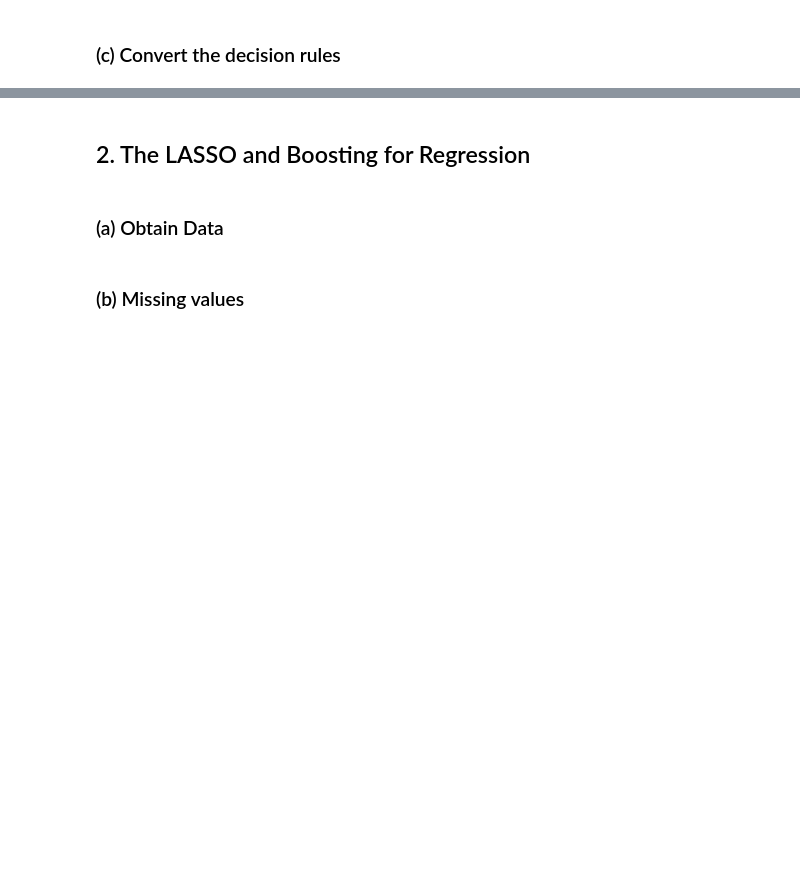
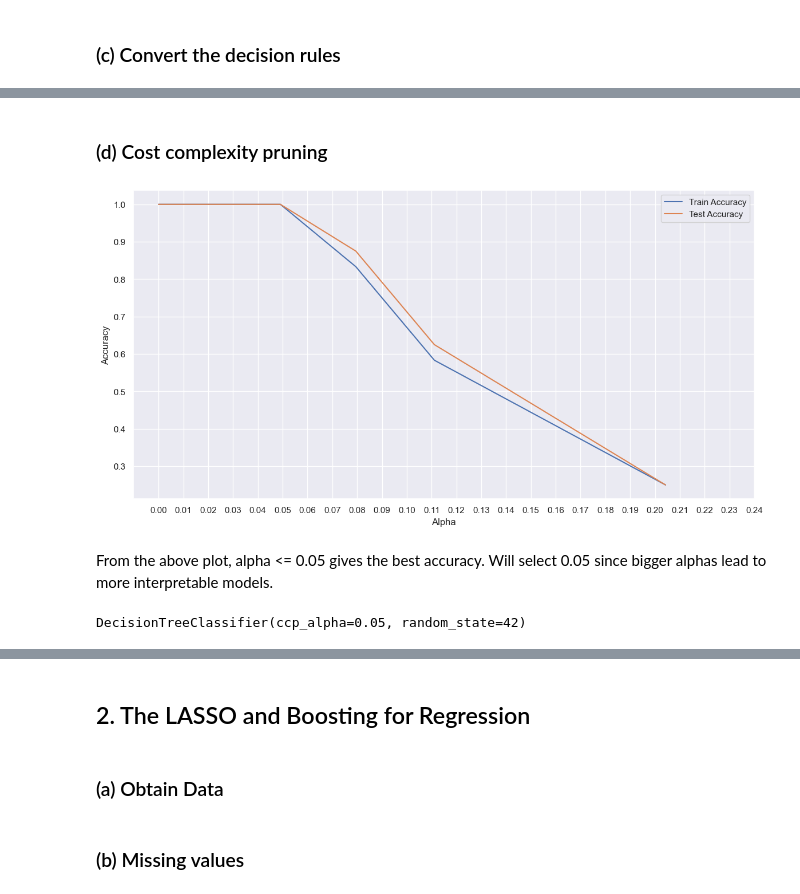
Before and after one commit to egunadi/dsci552-hw5, a Jupyter notebook: notebook/Gunadi_Eben_HW5.ipynb, the cells around one changed output, grey strips where cells are left out. Drawn from its saved outputs; the diff is of its cells as text; code cells hidden in the pictures; blank space fills up the shorter version.

```diff
--- a/notebook/Gunadi_Eben_HW5.ipynb
+++ b/notebook/Gunadi_Eben_HW5.ipynb
@@ -18,0 +42,10 @@ Get the Accute Inamations Data Set
+# %%
+diagnosis_df['Temperature'] = diagnosis_df['Temperature'].str.replace(',', '.').astype(float)
+# %%
+diagnosis_df['Nausea'] = diagnosis_df['Nausea'].map({'yes': True, 'no': False})
+diagnosis_df['LumbarPain'] = diagnosis_df['LumbarPain'].map({'yes': True, 'no': False})
+diagnosis_df['UrinePushing'] = diagnosis_df['UrinePushing'].map({'yes': True, 'no': False})
+diagnosis_df['MicturitionPains'] = diagnosis_df['MicturitionPains'].map({'yes': True, 'no': False})
+diagnosis_df['UrethraBurning'] = diagnosis_df['UrethraBurning'].map({'yes': True, 'no': False})
+diagnosis_df['UrinaryBladderInflammation'] = diagnosis_df['UrinaryBladderInflammation'].map({'yes': True, 'no': False})
+diagnosis_df['RenalPelvisNephritis'] = diagnosis_df['RenalPelvisNephritis'].map({'yes': True, 'no': False})
@@ -19,2 +65,10 @@ Get the Accute Inamations Data Set
 # %% [markdown]
 ### (b) Build a decision tree
+# %%
+# Build a decision tree on the whole data set and plot it.
+
+X_diagnosis = diagnosis_df.drop(columns=['UrinaryBladderInflammation', 'RenalPelvisNephritis'])
+y_diagnosis = diagnosis_df[['UrinaryBladderInflammation', 'RenalPelvisNephritis']]
+
+tree_clf = DecisionTreeClassifier(random_state=42)
+tree_clf.fit(X_diagnosis, y_diagnosis)
@@ -22,0 +147,36 @@ Get the Accute Inamations Data Set
+# %% [markdown]
+### (d) Cost complexity pruning
+# %%
+X_train, X_test, y_train, y_test = train_test_split(X_diagnosis, y_diagnosis, test_size=0.2, random_state=42)
+
+path = tree_clf.cost_complexity_pruning_path(X_diagnosis, y_diagnosis)
+alphas = path['ccp_alphas']
+
+accuracy_train = []
+accuracy_test = []
+for alpha in alphas:
+    pruned_tree = DecisionTreeClassifier(random_state=42, ccp_alpha=alpha)
+
+    pruned_tree.fit(X_train, y_train)
+    y_train_pred = pruned_tree.predict(X_train)
+    y_test_pred = pruned_tree.predict(X_test)
+
+    accuracy_train.append(accuracy_score(y_train, y_train_pred))
+    accuracy_test.append(accuracy_score(y_test, y_test_pred))
+# %%
+plt.figure(figsize=(14,7))
+sns.lineplot(y=accuracy_train, x=alphas, label='Train Accuracy')
+sns.lineplot(y=accuracy_test, x=alphas, label='Test Accuracy')
+plt.xticks(ticks=np.arange(0.00, 0.25, 0.01))
+plt.xlabel('Alpha')
+plt.ylabel('Accuracy')
+plt.show()
+# %% [output]
+[figure, added]
+# %% [markdown]
+From the above plot, alpha <= 0.05 gives the best accuracy. Will select 0.05 since bigger alphas lead to more interpretable models.
+# %%
+best_tree_clf = DecisionTreeClassifier(random_state=42, ccp_alpha=0.05)
+best_tree_clf.fit(X_diagnosis, y_diagnosis)
+# %% [output]
+DecisionTreeClassifier(ccp_alpha=0.05, random_state=42)
```
Also changed, not shown: parts of 14 cells of this notebook, 4 other files.
